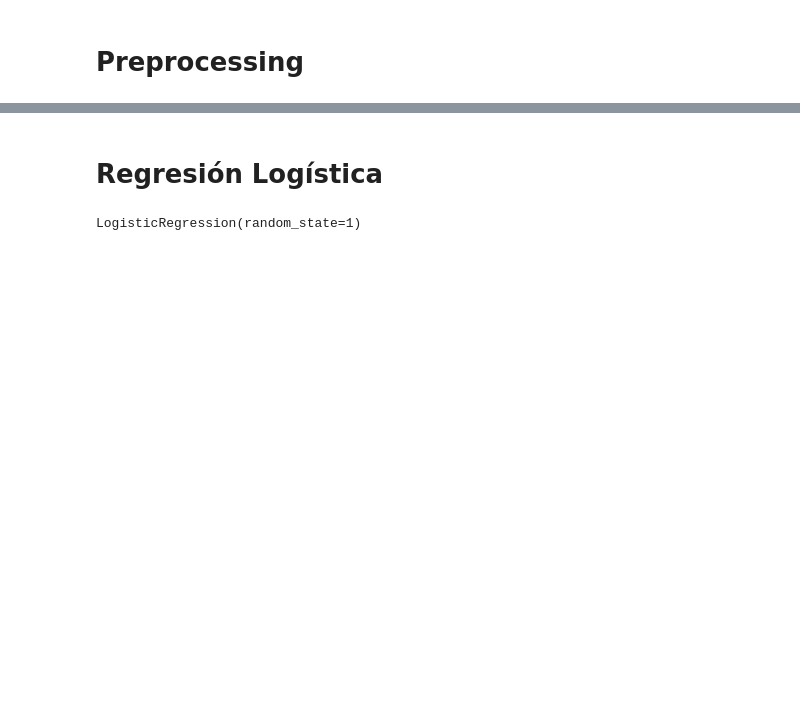
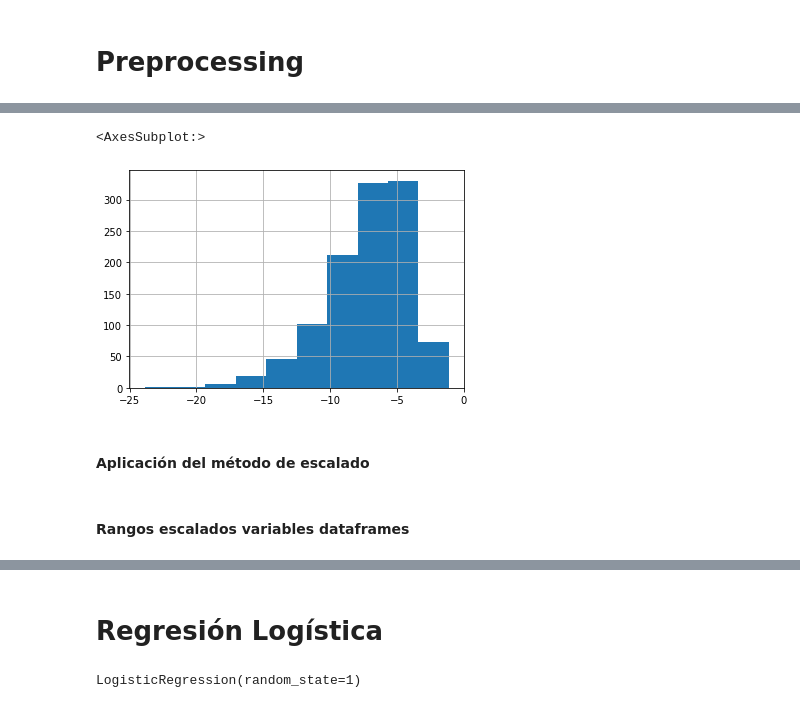
Before and after one commit to antoniomata99/taller2-unbosquebd2, a Jupyter notebook: Music.ipynb, the cells around one changed output, grey strips where cells are left out. Saved outputs shown, nothing was run; the diff lists cells and outputs as text; code cells hidden in the pictures; blank space fills up the shorter version.

```diff
--- a/Music.ipynb
+++ b/Music.ipynb
@@ -178,2 +207,9 @@ X_test.shape
+# %%
+X_test["loudness"].hist()
+# %% [output]
+<AxesSubplot:>
+[figure, added]
+# %% [markdown]
+#### Aplicación del método de escalado
 # %%
 scaler = StandardScaler()
@@ -182,0 +219,2 @@ X_test = scaler.transform( X_test )
+# %% [markdown]
+#### Rangos escalados variables dataframes
```
Also changed, not shown: parts of 65 cells of this notebook, 3 other files.
